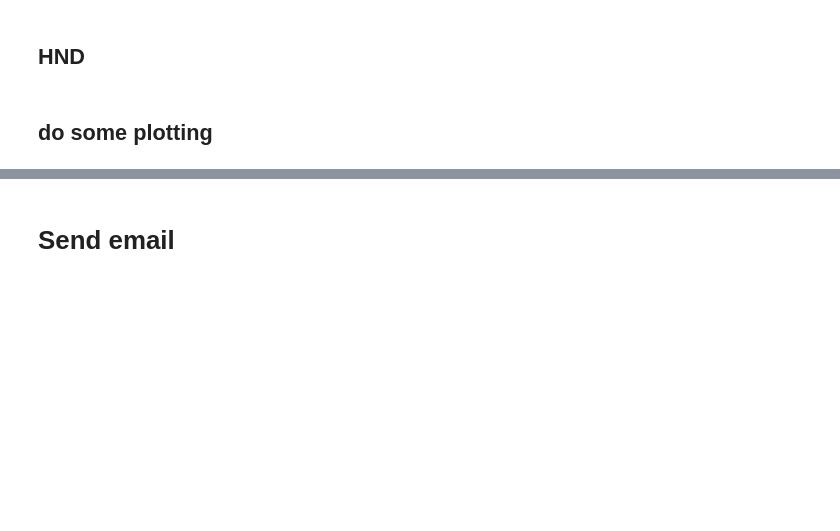
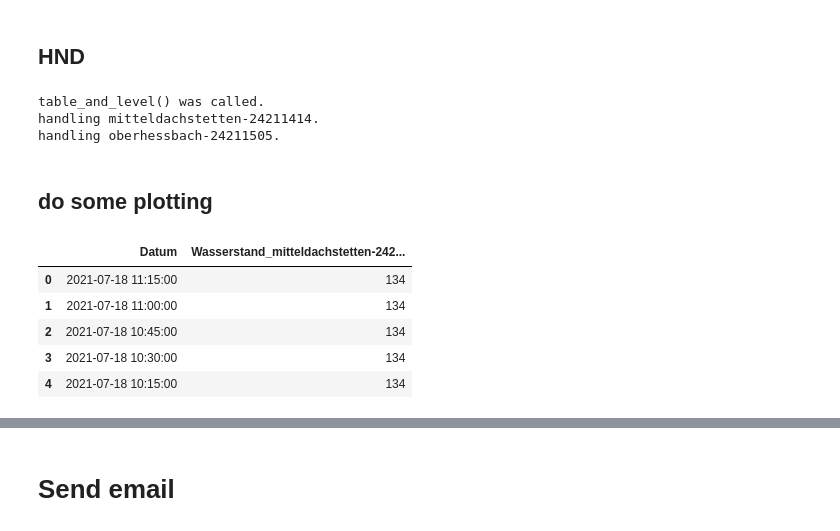
Before and after one commit to moritzgeiger/flood_alert, a Jupyter notebook: notebooks/test_mails.ipynb, the cells around one changed output, grey strips where cells are left out. Saved outputs shown, nothing was run; the diff lists cells and outputs as text; code cells hidden in the pictures; blank space fills up the shorter version.

```diff
--- a/notebooks/test_mails.ipynb
+++ b/notebooks/test_mails.ipynb
@@ -71,23 +91,32 @@ gkd_table.head()
 # %% [markdown]
 ## HND
 # %%
-params_hnd = {'methode':'wasserstand',
-              'setdiskr':'15',
-    #           'addhr':'hr_ms',
-    #           'vhs_type':'std',
-    #           'end':now, #09.07.2021
+params = {'methode':'wasserstand',
+              'setdiskr':'15'
              }
-url_hnd = 'https://www.hnd.bayern.de/pegel/donau_bis_kelheim/ansbach-24211651/tabelle'
-alert_levels_hnd = {'hnd_stufe_1' : 220,
-                    'hnd_stufe_2' : 280,
-                    'hnd_stufe_3' : 340,
-                    'hnd_stufe_4' : 400}
+checkpoints = {'mitteldachstetten-24211414':[150, 180, 220, 250],
+               'oberhessbach-24211505':[170, 230, 290, 330]}
+base_url = 'https://www.hnd.bayern.de/pegel/donau_bis_kelheim/___placeholder___/tabelle'
 
-hnd_table = pd_table(base_url=url_hnd,
-                     params=params_hnd,
-                     alert_levels=alert_levels_hnd)
+hnd_tables = table_and_level(base_url=base_url,
+                     params=params,
+                     checkpoints=checkpoints)
+# %% [output]
+table_and_level() was called.
+handling mitteldachstetten-24211414.
+handling oberhessbach-24211505.
 # %% [markdown]
 ## do some plotting
+# %%
+exp_tbl = hnd_tables.get('mitteldachstetten-24211414').get('df')
+exp_tbl.head()
+# %% [output]
+|  | Datum | Wasserstand_mitteldachstetten-242... |
+| 0 | 2021-07-18 11:15:00 | 134 |
+| 1 | 2021-07-18 11:00:00 | 134 |
+| 2 | 2021-07-18 10:45:00 | 134 |
+| 3 | 2021-07-18 10:30:00 | 134 |
+| 4 | 2021-07-18 10:15:00 | 134 |
 # %%
 # measure diff to levels
 today = dt.datetime.today().date()
```
Also changed, not shown: parts of 20 cells of this notebook, 4 other files.
